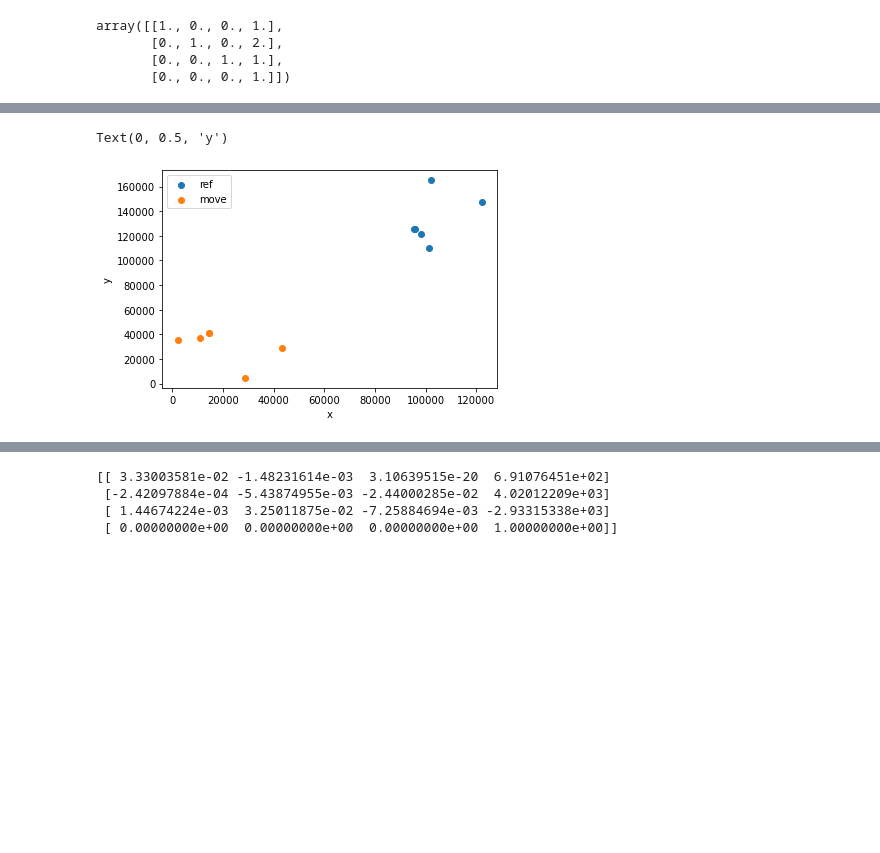
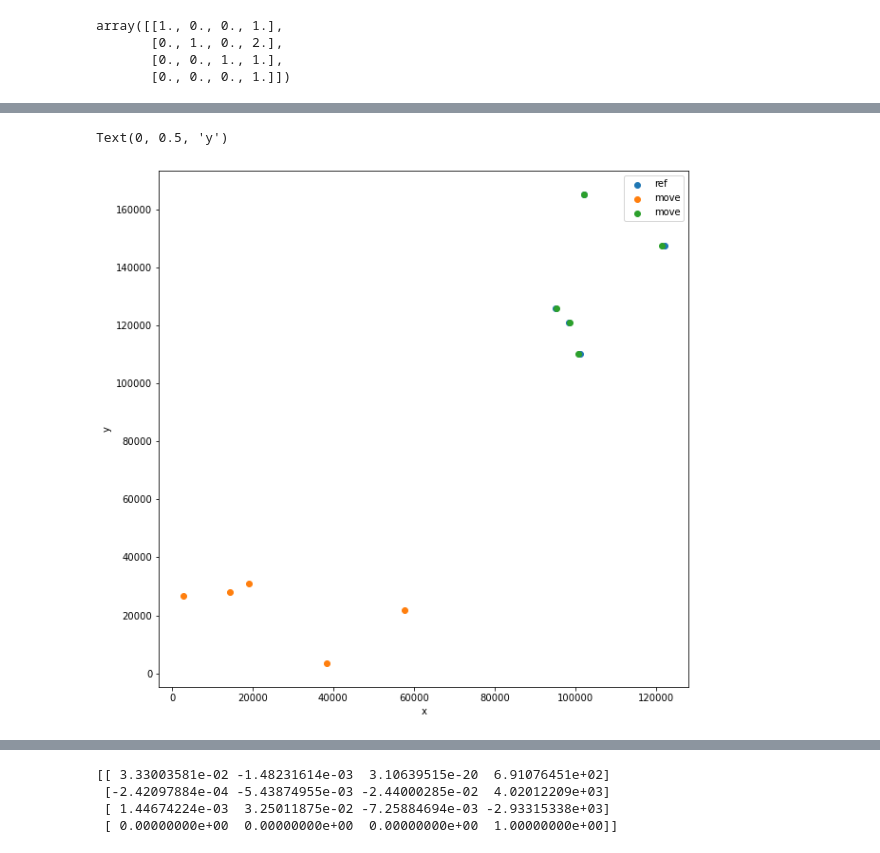
Before and after one commit to Buglakova/fibsem_segm, a Jupyter notebook: registration_fluo/affine_transform.ipynb, the cells around one changed output, grey strips where cells are left out. Drawn from its saved outputs; the diff is of its cells as text; code cells hidden in the pictures; blank space fills up the shorter version.

Commit message:
Fix scaling,  affine transform to open in napari.

```diff
--- a/registration_fluo/affine_transform.ipynb
+++ b/registration_fluo/affine_transform.ipynb
@@ -246,49 +192,44 @@ from scipy.optimize import minimize
-# %%
-def params_to_transform(x):
-    t_x, t_y, t_z = x[0], x[1], x[2]
-    phi_y, phi_z = x[3], x[4]
-    R = get_affine_transform([t_x, t_y, t_z], [0, phi_y, phi_z])
-    return R
-
-def objective_function(x, ref_points, moving_points):
-    """
-    x = [t_x, t_y, t_z, phi_y, phi_z]
-    """
-    R = params_to_transform(x)
-    new_points = np.dot(R, moving_points)[0:3, :]
-    dist = np.sqrt(np.sum((new_points - ref_points[0:3, :])**2,axis=0))
-    print(dist)
-
-    return np.sum(dist)
 # %%
 def fit_affine_transform(ref_points, moving_points, ref_res, moving_res):
     ref_points = np.vstack([ref_points, np.ones(ref_points.shape[1])])
     S_ref = get_scaling_transform(ref_res)
+    ref_res = np.array(ref_res + [0]) / 2
+    ref_res = ref_res[:, None]
+    print("res", ref_res, "points", np.dot(S_ref, ref_points))
+    print(ref_res.shape, ref_points.shape)
+    # ref_points = np.dot(S_ref, ref_points) - ref_res
     ref_points = np.dot(S_ref, ref_points)
+    print("REF")
+    print(ref_points)
 
     moving_points = np.vstack([moving_points, np.ones(moving_points.shape[1])])
     S_moving = get_scaling_transform(moving_res)
+    moving_res = np.array(moving_res + [0]) / 2
+    moving_res = moving_res[:, None]
+    # moving_points = np.dot(S_moving, moving_points) - moving_res
     moving_points = np.dot(S_moving, moving_points)
+    print("Moving")
+    print(moving_points)
 
     # Plot points
     plt.scatter(ref_points[2, :], ref_points[0, :], label="ref")
     plt.scatter(moving_points[2, :], moving_points[0, :], label="move")
-    plt.legend()
+
     plt.xlabel("x")
     plt.ylabel("y")
 
 
     t_0 = np.mean(ref_points, axis=1) - np.mean(moving_points, axis=1)
-    print(t_0)
-    res = minimize(objective_function, [t_0[0], t_0[1], t_0[2], 0, 0], args=(ref_points, moving_points))
+    print("t_0", t_0)
+    res = minimize(objective_function, [t_0[0], t_0[1], t_0[2], 0, 0], args=(ref_points, moving_points), tol=0.001)
 
-    print(res.success)
+    print("Success", res.success)
     print(res.x)
 
     R = params_to_transform(res.x)
-    new_points = np.dot(R, moving_points)[0:3, :]
+    new_points = np.dot(R, moving_points)
     plt.scatter(new_points[2, :], new_points[0, :], label="new")
-
+    plt.legend()
     plt.show()
 
 
@@ -297,5 +238,5 @@ def fit_affine_transform(ref_points, moving_points, ref_res, moving_res):
 ref_points = coords["fluo"].T
 moving_points = coords["em"].T
 
-ref_points, moving_points, new_points, x, R = fit_affine_transform(ref_points, moving_points, f_fluo["raw"].attrs["resolution"], f_em["raw"].attrs["resolution"])
+ref_points, moving_points, new_points, x, R = fit_affine_transform(ref_points[:, :-1], moving_points[:, :-1], f_fluo["raw"].attrs["resolution"], f_em["raw"].attrs["resolution"])
 # %% [output]
@@ -326,10 +315,12 @@ print(R)
  [ 0.00000000e+00  0.00000000e+00  0.00000000e+00  1.00000000e+00]]
 # %%
+plt.figure(figsize=(10, 10))
 plt.scatter(ref_points[2, :], ref_points[1, :], label="ref")
 plt.scatter(moving_points[2, :], moving_points[1, :], label="move")
+plt.scatter(new_points[2, :], new_points[1, :], label="move")
 plt.legend()
 plt.xlabel("x")
 plt.ylabel("y")
 # %% [output]
 Text(0, 0.5, 'y')
-[figure, old version]
+[figure, new version]
```
Also changed, not shown: parts of 38 cells of this notebook, 3 other files.
